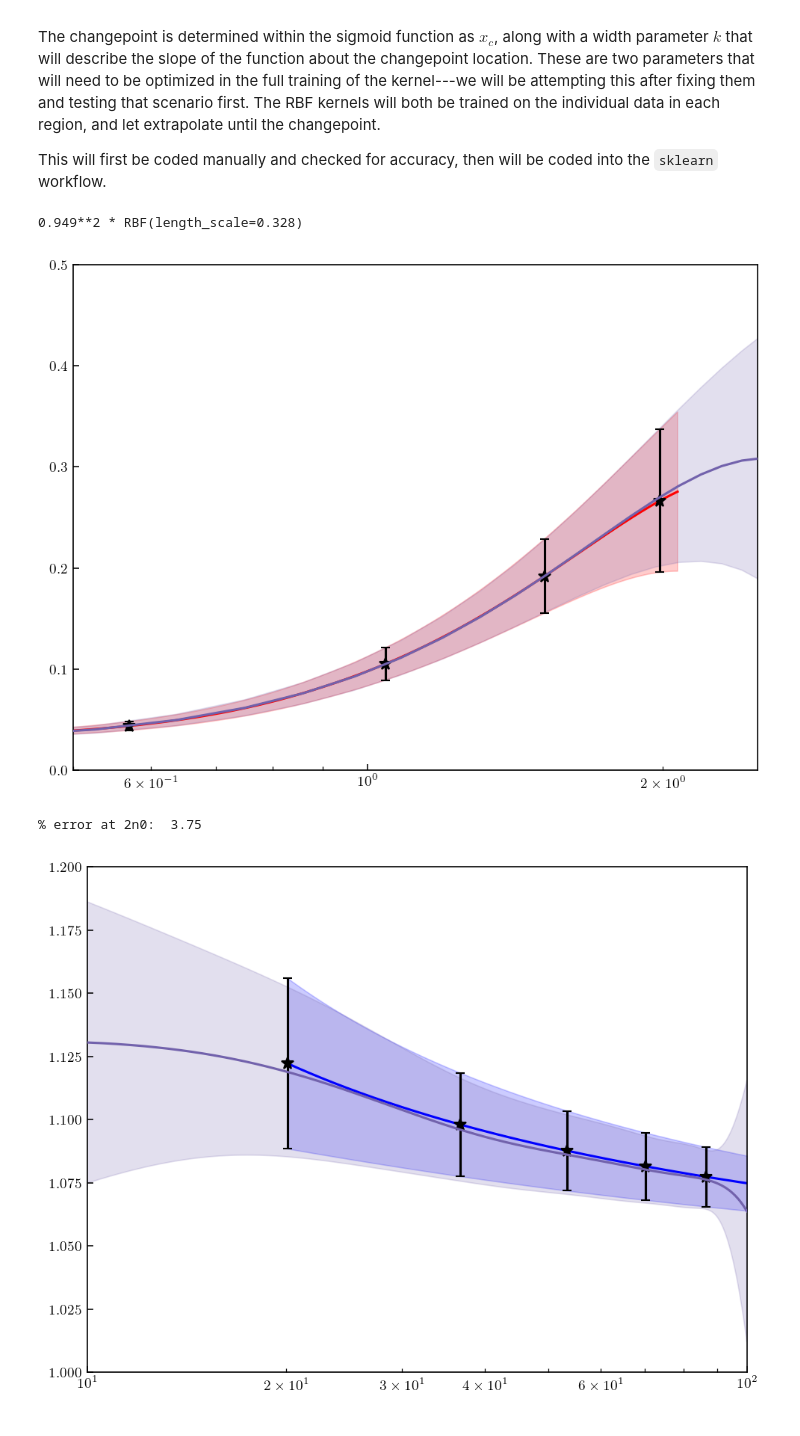
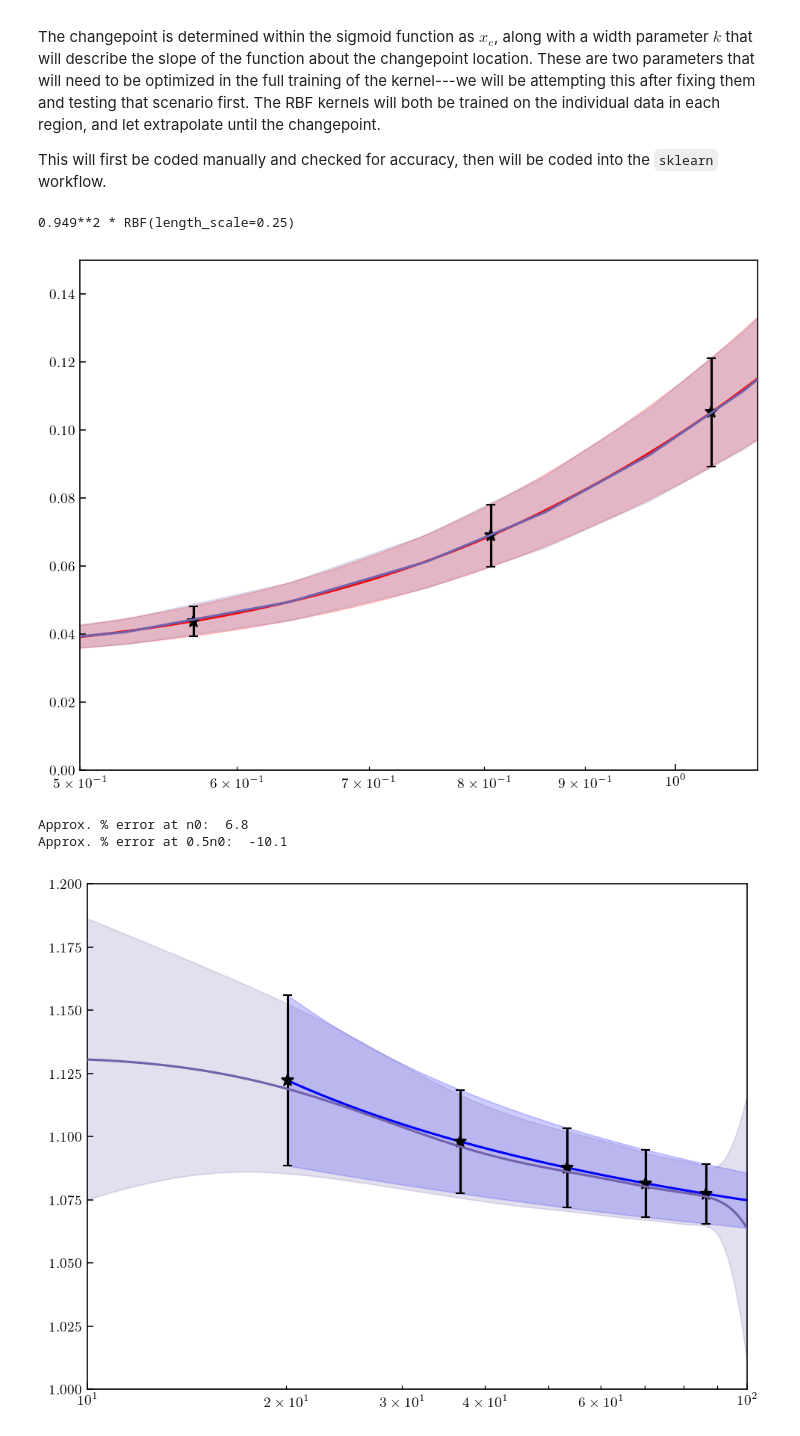
Before and after one commit to asemposki/neutron-rich-bmm, a Jupyter notebook: notebooks/NSM_Changepoint.ipynb, the cells around one changed output. Drawn from its saved outputs; the diff is of its cells as text; code cells hidden in the pictures.

Commit message:
adding chiral cutoff capabilities

```diff
--- a/notebooks/NSM_Changepoint.ipynb
+++ b/notebooks/NSM_Changepoint.ipynb
@@ -128,12 +140,24 @@ density_test = np.linspace(0.05, 16.4, 900)[:-1]
 Cov shape: (13, 13)
 # %%
 # make training data out of the first set
-chiral_tr_final = {
+chiral_tr_finalish = {
     'dens': chiral_tr_data['dens'][1::2],
     'mean': chiral_tr_data['mean'][1::2],
     'std': chiral_tr_data['std'][1::2],
     'cov': chiral_tr_data['cov'][1::2,1::2]
 }
+
+# if chiral_cutoff works
+if chiral_cutoff is True:
+    nope2x = [-1,-2, -3, -4]
+    chiral_tr_final = {
+        'dens': np.delete(chiral_tr_data['dens'], nope2x, 0),
+        'mean': np.delete(chiral_tr_data['mean'], nope2x, 0),
+        'std': np.delete(chiral_tr_data['std'], nope2x, 0),
+        'cov': np.delete(np.delete(chiral_tr_data['cov'], nope2x, 0), nope2x, 1)
+    }
+else:
+    chiral_tr_final = chiral_tr_finalish
 # %%
 pqcd_tr_final = {
     'dens': pqcd_tr_data['dens'],
@@ -310,47 +337,70 @@ The changepoint is determined within the sigmoid function as $x_{c}$, along with
 This will first be coded manually and checked for accuracy, then will be coded into the `sklearn` workflow.
 # %%
 # trial and error optimal length scales and variances (expand to variable quantities?)
-k_chi = (C(constant_value=0.9, constant_value_bounds='fixed') \
-         * RBF(length_scale=0.328, length_scale_bounds='fixed'))
+if chiral_cutoff is False:
+    chiral_cbar = 0.9
+    chiral_ls = 0.328
+    k_chi = (C(constant_value=chiral_cbar, constant_value_bounds='fixed') \
+             * RBF(length_scale=chiral_ls, length_scale_bounds='fixed'))
+else:
+    chiral_cbar = 0.9
+    chiral_ls = 0.25
+    k_chi = (C(constant_value=chiral_cbar, constant_value_bounds='fixed') \
+             * RBF(length_scale=chiral_ls, length_scale_bounds='fixed'))
 
 # chiral EFT
 gp = GaussianProcessRegressor2dNoise(
     kernel=k_chi,
     alpha = chiral_tr_final['cov'],
 )
 
 gp.fit(chiral_tr_final['dens'].reshape(-1,1), chiral_tr_final['mean'].reshape(-1,1))
 
 print(gp.kernel_)
 
 chi_predict, chi_std_predict = gp.predict(density_test.reshape(-1,1), return_std=True)
 _, chi_cov_predict = gp.predict(density_test.reshape(-1,1), return_cov=True)
 
 # plot the result quickly to test
 plt.plot(n_xeft/n0, p_mean_xeft, color='red', label=r'ChEFT (N3LO)')
 plt.fill_between(n_xeft/n0, p_mean_xeft-p_stdv_xeft, p_mean_xeft+p_stdv_xeft, \
                 alpha=0.2, color=color_xeft)
 plt.errorbar(x=training_data_2['dens']/n0, y=training_data_2['mean'], yerr=training_data_2['std'], \
             **errorbar_kwargs_2)
 plt.plot(density_test/n0, chi_predict, color=colors[2], zorder=10)
 plt.fill_between(density_test/n0, chi_predict-chi_std_predict, chi_predict+chi_std_predict, \
                  color=colors[2], alpha=0.2)
-plt.ylim(0.0, 0.5)
-plt.xlim(0.5, 2.5)
+
+if chiral_cutoff is True:
+    plt.ylim(0.0, 0.15)
+    plt.xlim(0.5, 1.1)
+else:
+    plt.ylim(0.0, 0.5)
+    plt.xlim(0.5, 0.34)
 plt.xscale('log')
 plt.show()
 
-# check standard deviation difference at 2*n0 or so
-dens_band = n_xeft[-1]
-std_band = p_stdv_xeft[-1]
-ind_chi = np.where([density_test[i] > 0.34 for i in range(len(density_test))])[0][0]
+# check standard deviation difference at n0 or so (important for both chiral cutoffs)
+ind_chi = np.where([density_test[i] <= 0.164 for i in range(len(density_test))])[0][-1]
+ind_chi_data = np.where([n_xeft[i] >= 0.164 for i in range(len(n_xeft))])[0][0]
+dens_band = n_xeft[ind_chi_data]
+std_band = p_stdv_xeft[ind_chi_data]
 gp_band = chi_std_predict[ind_chi]
 
-print('% error at 2n0: ', round((std_band - gp_band)/std_band*100, 2))
+# double checking at 0.5 n0 to be sure
+ind_chi_2 = np.where([density_test[i] >= 0.082 for i in range(len(density_test))])[0][0]
+ind_chi_data_2 = np.where([n_xeft[i] >= 0.082 for i in range(len(n_xeft))])[0][0]
+dens_band_2 = n_xeft[ind_chi_data_2]
+std_band_2 = p_stdv_xeft[ind_chi_data_2]
+gp_band_2 = chi_std_predict[ind_chi_2]
+
+print('Approx. % error at n0: ', round((std_band - gp_band)/std_band*100, 2))
+print('Approx. % error at 0.5n0: ', round((std_band_2 - gp_band_2)/std_band_2*100, 2))
 # %% [output]
-0.949**2 * RBF(length_scale=0.328)
+0.949**2 * RBF(length_scale=0.25)
-[figure, old version]
+[figure, new version]
-% error at 2n0:  3.75
+Approx. % error at n0:  6.8
+Approx. % error at 0.5n0:  -10.1
 # %%
 # now we're going to attempt to fit pQCD
 if cutoff == 20:
```
Also changed, not shown: parts of 22 cells of this notebook.
